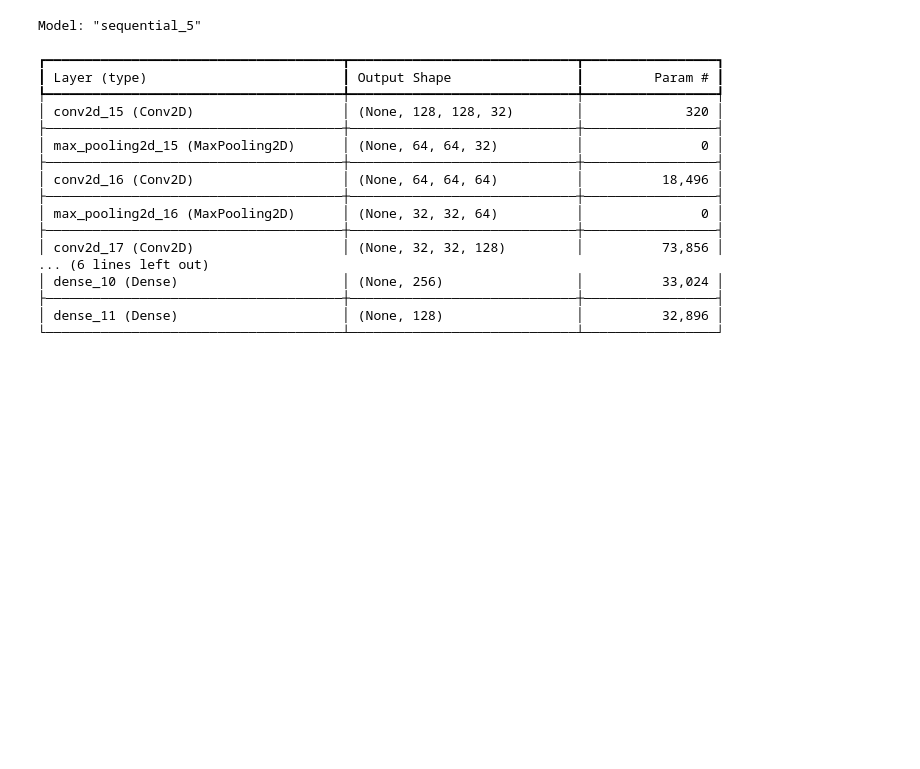
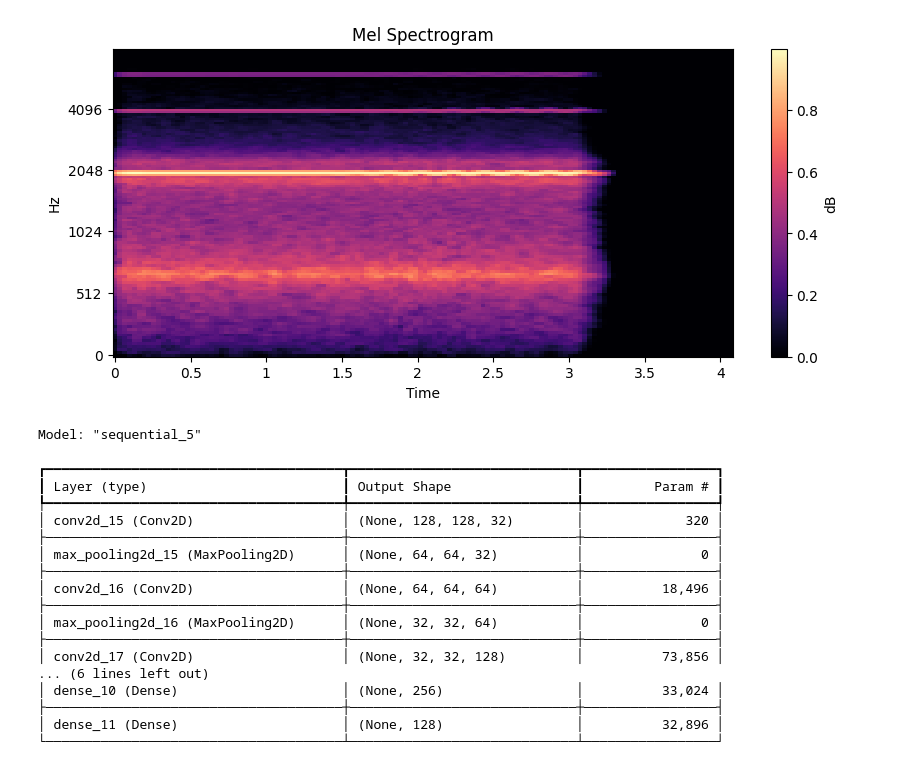
Before and after one commit to unnxp/MelNoteClassifier-changed-from-AutoPitch-, a Jupyter notebook: MelNoteClassifierModelTrain.ipynb, the cells around one changed output. Drawn from its saved outputs; the diff is of its cells as text; code cells hidden in the pictures; blank space fills up the shorter version.

```diff
--- a/MelNoteClassifierModelTrain.ipynb
+++ b/MelNoteClassifierModelTrain.ipynb
@@ -57,15 +57,19 @@ def load_audio(file_path):
 
     return mel_spec_db, sr
 # %%
-file_path = "C:/Users/M S I/Desktop/Autopitch/dataset/nsynth-train/audio/vocal_synthetic_015-095-075.wav"
-mel_spec, sr = load_audio(file_path)
+import numpy as np
+
+# If mel_spec has an extra dimension (e.g., shape like (1, 128, 128)), remove it
+mel_spec = np.squeeze(mel_spec)
 
 # แสดง Mel-Spectrogram
 plt.figure(figsize=(10, 4))
 librosa.display.specshow(mel_spec, sr=sr, x_axis="time", y_axis="mel")
 plt.colorbar(label="dB")
 plt.title("Mel Spectrogram")
 plt.show()
+# %% [output]
+[figure, added]
 # %%
 # 🔹 สร้าง Data Generator (เลือก 20000 ข้อมูลแรก)
 min_pitch, max_pitch = 0, 127  # MIDI Range
```
Also changed, not shown: parts of 2 cells of this notebook.
